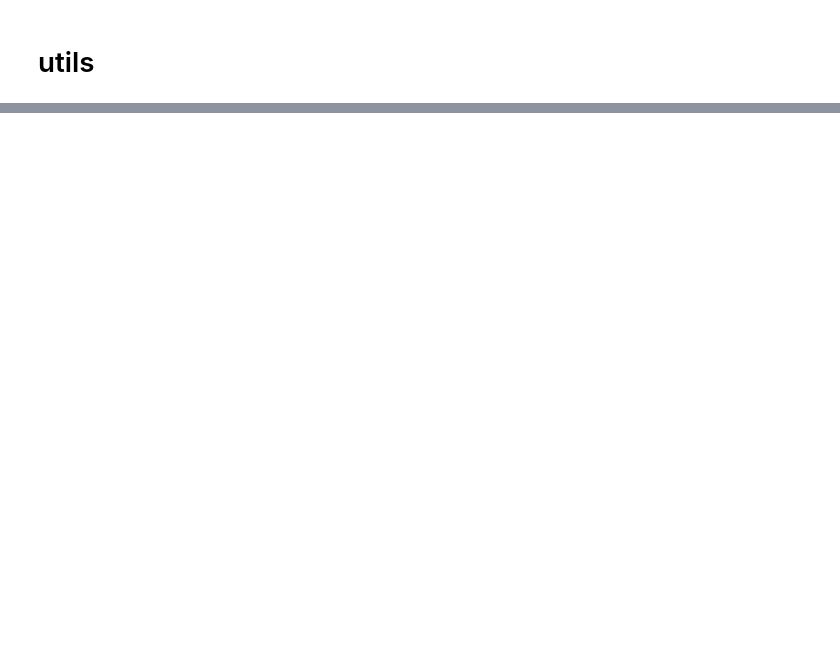
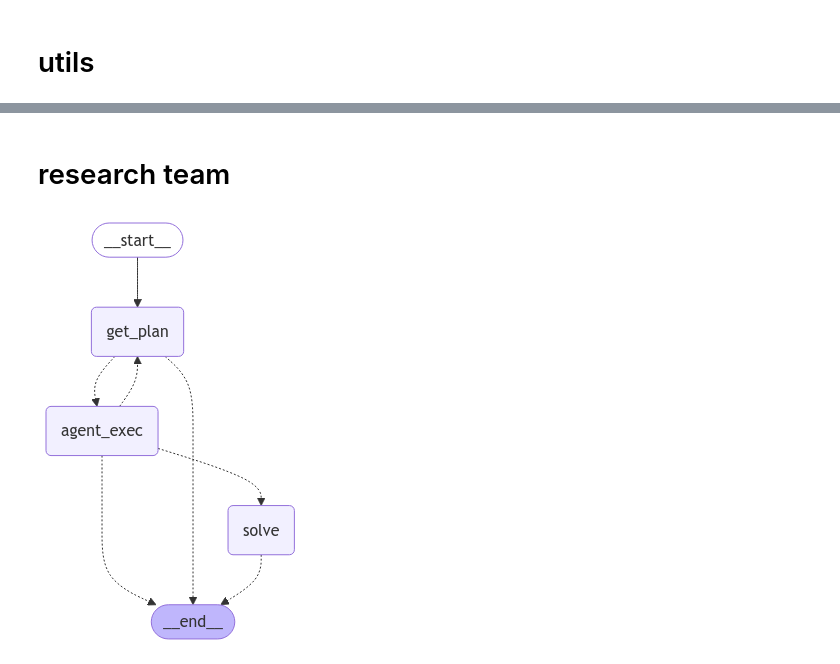
Before and after one commit to aditya-ladawa/ai-reas, a Jupyter notebook: api/my_graphs.ipynb, the cells around one changed output, grey strips where cells are left out. Drawn from its saved outputs; the diff is of its cells as text; code cells hidden in the pictures; blank space fills up the shorter version.

Commit message:
supervior and reseacrh team

```diff
--- a/api/my_graphs.ipynb
+++ b/api/my_graphs.ipynb
@@ -28,6 +28,8 @@ from datetime import datetime
 import os
 
 from langgraph.store.postgres import PostgresStore
+from langgraph.types import Command
+
 
 
 load_dotenv()
@@ -36,7 +38,7 @@ in_memory_store = InMemoryStore()
 memory = MemorySaver()
 
 
-llm = ChatGroq(model='llama-3.2-90b-vision-preview', temperature=0.0)
+llm = ChatGroq(model='llama-3.3-70b-versatile', temperature=1.0)
 
 examples = [
     (
@@ -562,5 +693,16 @@ from langchain_core.messages import HumanMessage, trim_messages
 # %%
 class CoreState(TypedDict):
   messages: Annotated[List[BaseMessage], operator.add]
-  passes: List[str]
+  passes: Dict[str, str]
   call_next: str
+  current_task: str
+
+class ResearchTeamState(TypedDict):
+  messages: Annotated[List[BaseMessage], operator.add]
+  task: str
+  plan_string: str
+  steps: List
+  results: dict
+  result: str
+
+  current_task: str
@@ -652,0 +839,2 @@ supervisor_node = make_supervisor_node(llm=llm, members=['research_team', 'docum
+# %% [markdown]
+# research team
@@ -652,0 +1003,24 @@ supervisor_node = make_supervisor_node(llm=llm, members=['research_team', 'docum
+# %%
+research_graph = StateGraph(ResearchTeamState)
+
+# graph.add_node('decompose_or_rephrase', decompose_or_rephrase)
+research_graph.add_node('get_plan', get_plan)
+research_graph.add_node("agent_exec", agent_exec)
+research_graph.add_node("solve", solve)
+
+
+
+
+# # research_graph.add_edge(START, 'decompose_or_rephrase')
+research_graph.add_edge(START, 'get_plan')
+# # research_graph.add_edge('decompose_or_rephrase', 'get_plan')
+# research_graph.add_edge('get_plan', 'agent_exec')
+research_graph.add_conditional_edges("agent_exec", _route)
+
+research_graph = research_graph.compile()
+# %%
+from IPython.display import display, Image
+
+display(Image(research_graph.get_graph().draw_mermaid_png()))
+# %% [output]
+[figure, added]
```
Also changed, not shown: parts of 28 cells of this notebook, 2 other files.
